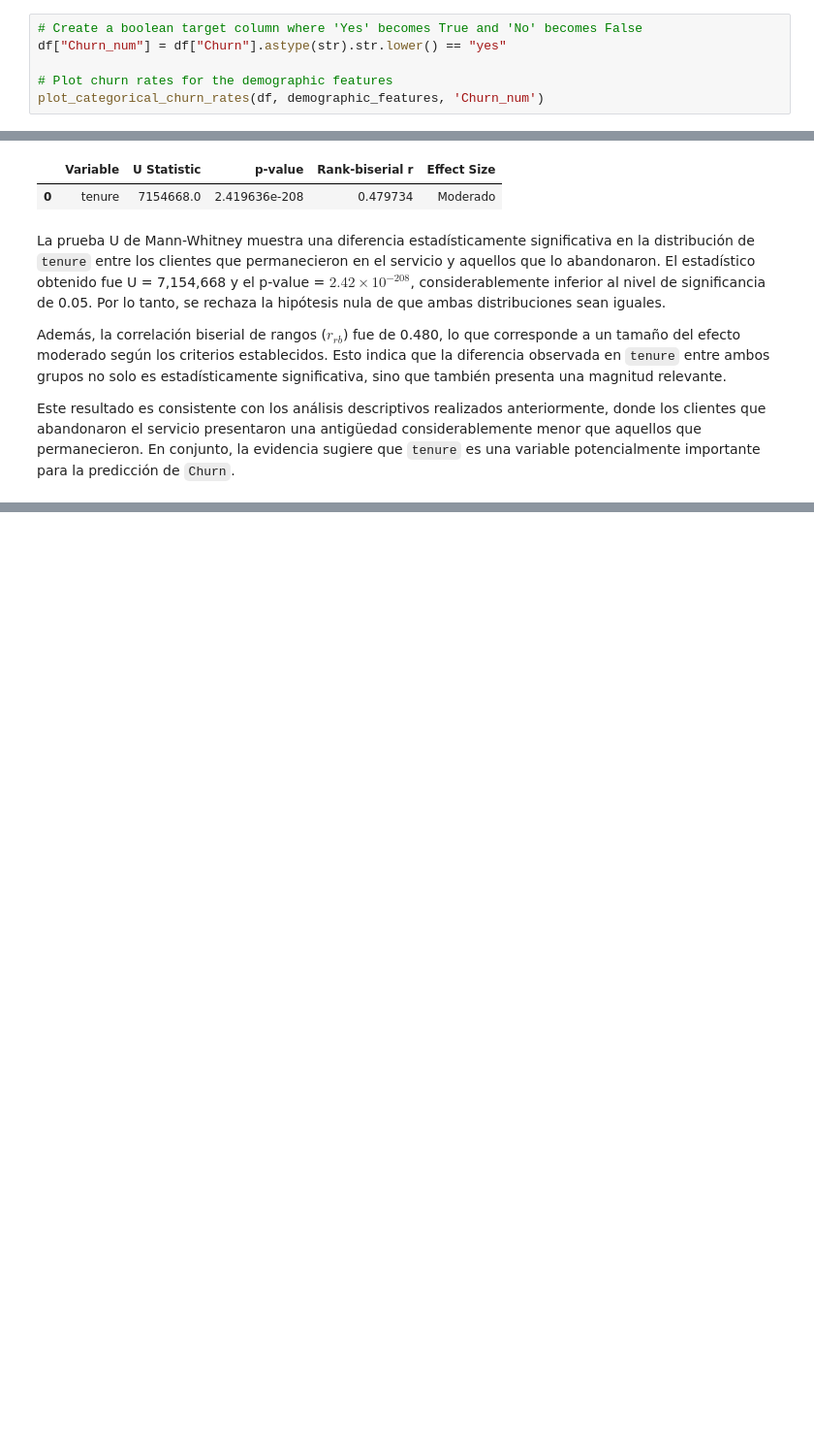
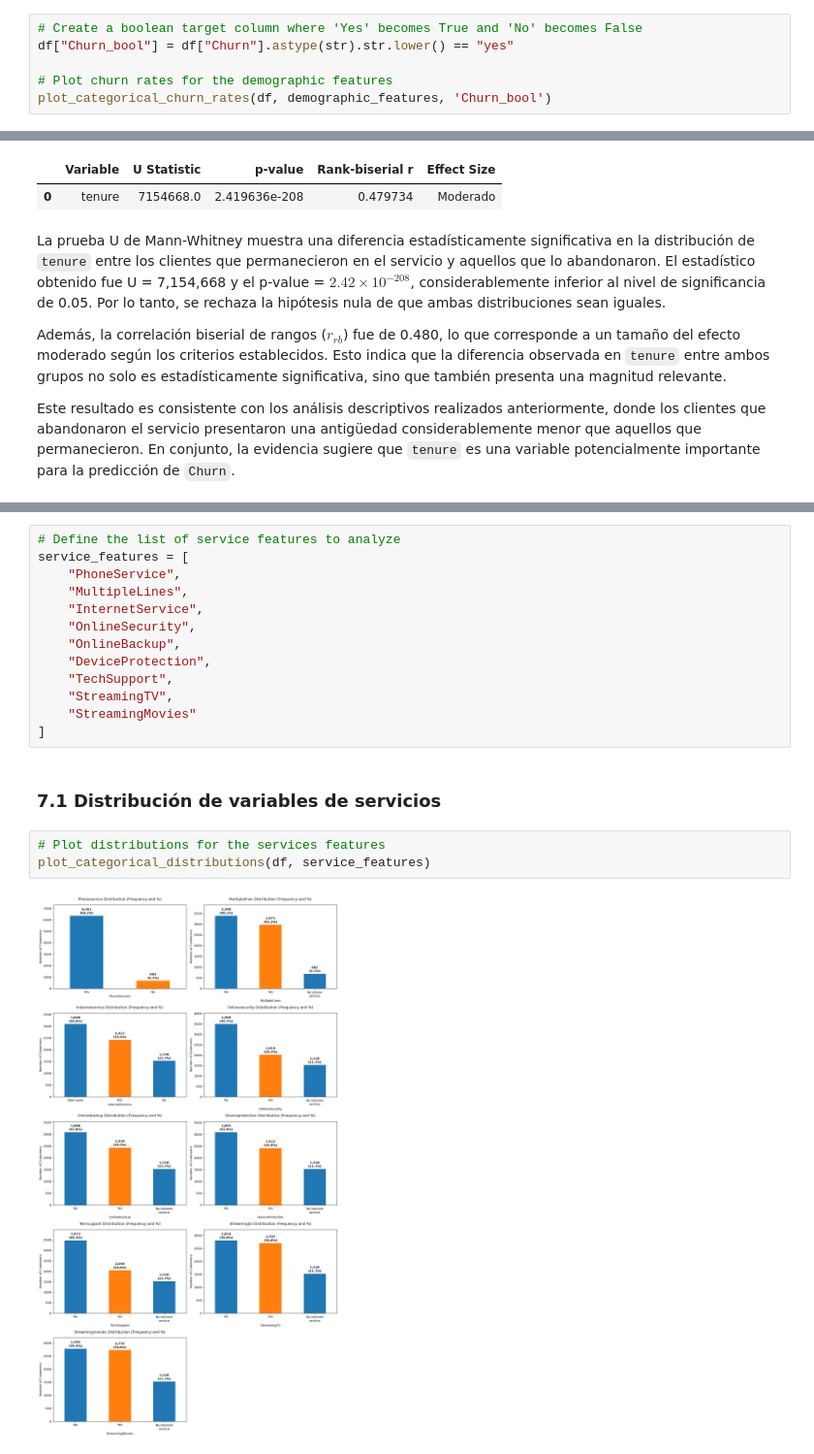
Before and after one commit to josue-rdgzcb/customer-churn-prediction-and-segmentation, a Jupyter notebook: notebooks/01_data_exploration.ipynb, the cells around one changed output, grey strips where cells are left out. Shown at 97% size. Cells and saved outputs as stored; diff of their text form; blank space fills up the shorter version.

Commit message:
feat(notebook): add service features EDA and statistical analysis

```diff
--- a/notebooks/01_data_exploration.ipynb
+++ b/notebooks/01_data_exploration.ipynb
@@ -367,10 +367,10 @@ Durante el análisis exploratorio, el Churn Rate se utilizará para:
 Es importante señalar que una diferencia en la tasa de abandono no implica necesariamente una relación causal. Por ello, cuando corresponda, las diferencias observadas se complementarán posteriormente con pruebas estadísticas y medidas de asociación.
 # %%
 # Create a boolean target column where 'Yes' becomes True and 'No' becomes False
-df["Churn_num"] = df["Churn"].astype(str).str.lower() == "yes"
+df["Churn_bool"] = df["Churn"].astype(str).str.lower() == "yes"
 
 # Plot churn rates for the demographic features
-plot_categorical_churn_rates(df, demographic_features, 'Churn_num')
+plot_categorical_churn_rates(df, demographic_features, 'Churn_bool')
 # %% [output]
 [figure]
 # %% [markdown]
@@ -693,0 +699,20 @@ Este resultado es consistente con los análisis descriptivos realizados anterior
+# %%
+# Define the list of service features to analyze
+service_features = [
+    "PhoneService",
+    "MultipleLines",
+    "InternetService",
+    "OnlineSecurity",
+    "OnlineBackup",
+    "DeviceProtection",
+    "TechSupport",
+    "StreamingTV",
+    "StreamingMovies"
+]
+# %% [markdown]
+### 7.1 Distribución de variables de servicios
+# %%
+# Plot distributions for the services features
+plot_categorical_distributions(df, service_features)
+# %% [output]
+[figure, added]
```
Also changed, not shown: parts of 20 cells of this notebook.
